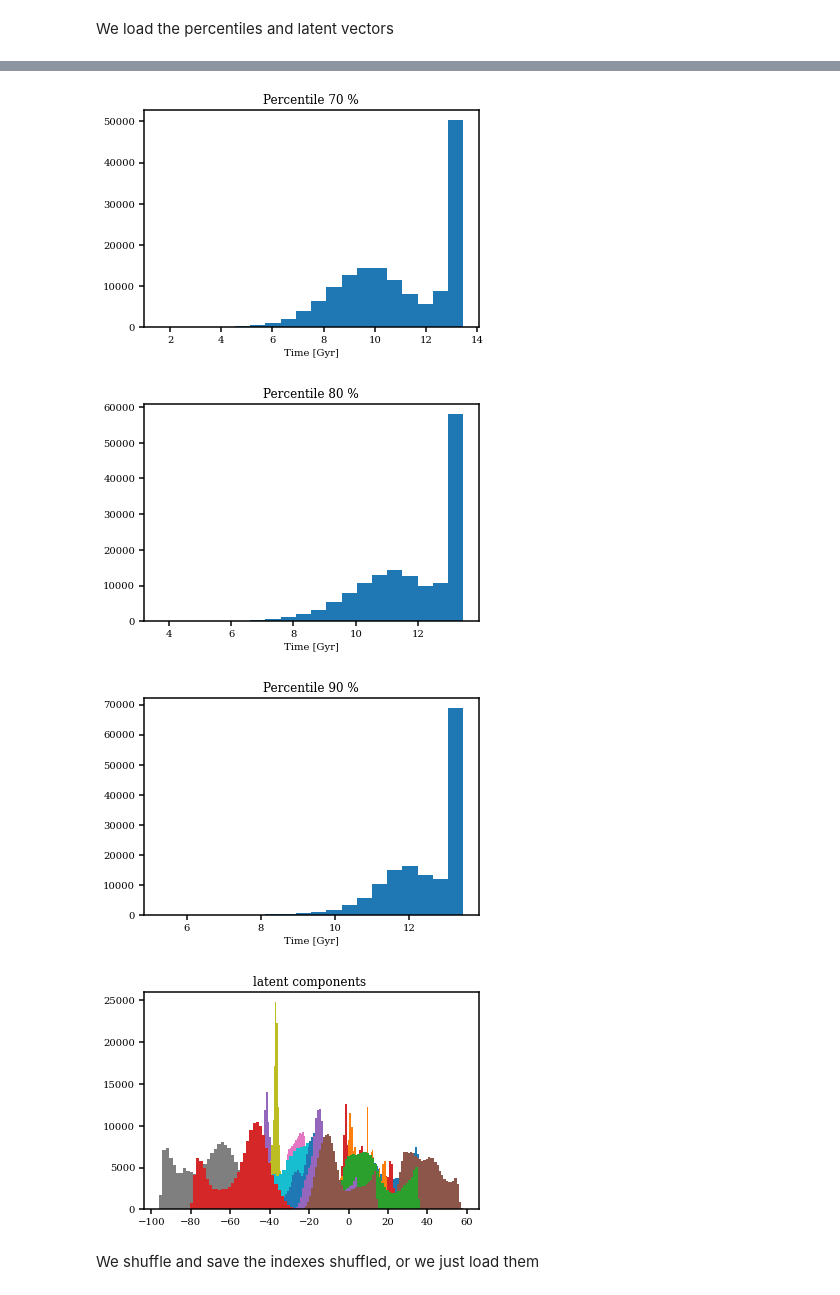
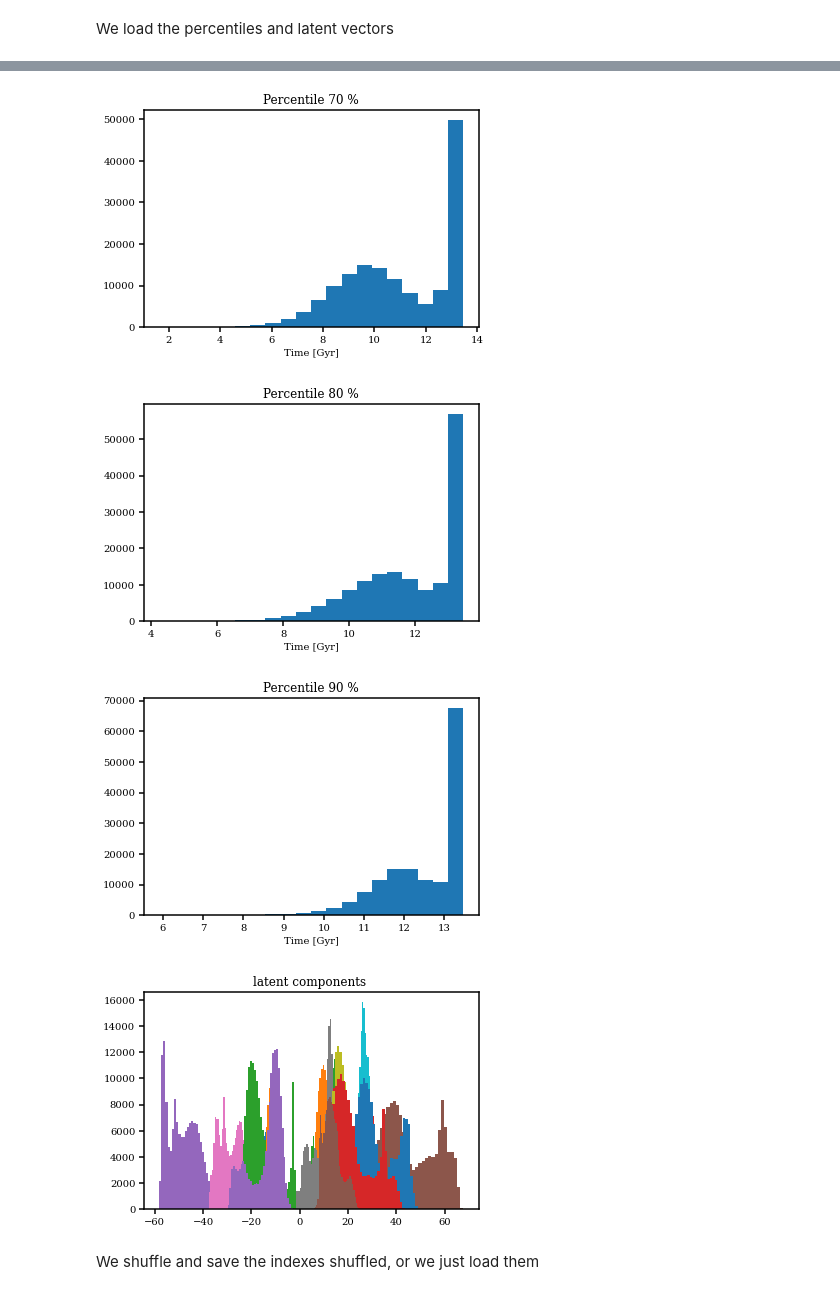
Before and after one commit to patriglesias/SBI_SFHs, a Jupyter notebook: observations/posterior_estimation.ipynb, the cells around one changed output, grey strips where cells are left out. Drawn from its saved outputs; the diff is of its cells as text; code cells hidden in the pictures.

```diff
--- a/observations/posterior_estimation.ipynb
+++ b/observations/posterior_estimation.ipynb
@@ -34,8 +34,8 @@ mpl.rcParams["figure.figsize"] = (15,10)
 # %% [markdown]
 We load the percentiles and latent vectors
 # %%
-latents_batch=np.load('./saved_models/latents.npy',allow_pickle=True)
-percentiles=np.load('./saved_models/y.npy',allow_pickle=True)
+latents_batch=np.load('./saved_models/latents_all.npy',allow_pickle=True)
+percentiles=np.load('./saved_input/y.npy',allow_pickle=True)
 latents=np.zeros((150000,16))
 batch_size=128
 
@@ -70,8 +70,8 @@ plt.show()
 [figure]
-[figure, old version]
+[figure, new version]
-[figure, old version]
+[figure, new version]
-[figure, old version]
+[figure, new version]
-[figure, old version]
+[figure, new version]
 # %% [markdown]
 We shuffle and save the indexes shuffled, or we just load them
 # %%
```
Also changed, not shown: parts of 8 cells of this notebook, 8 other files.
